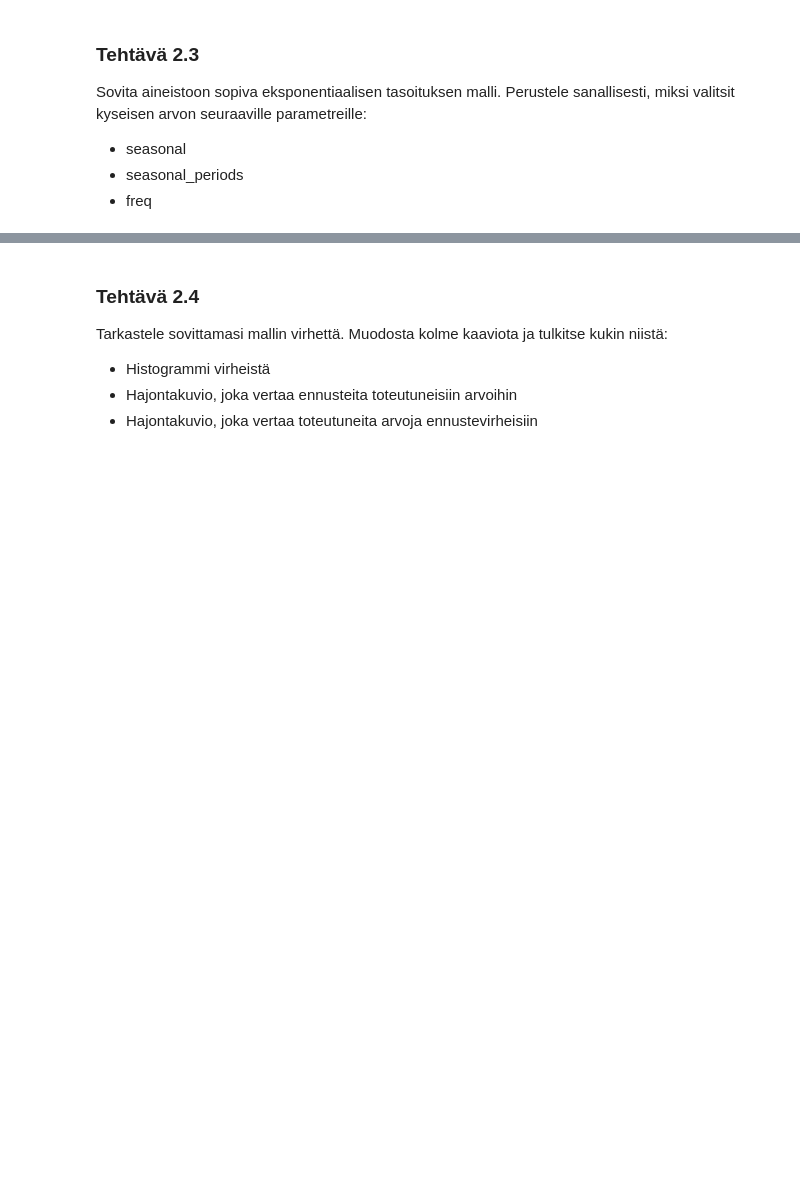
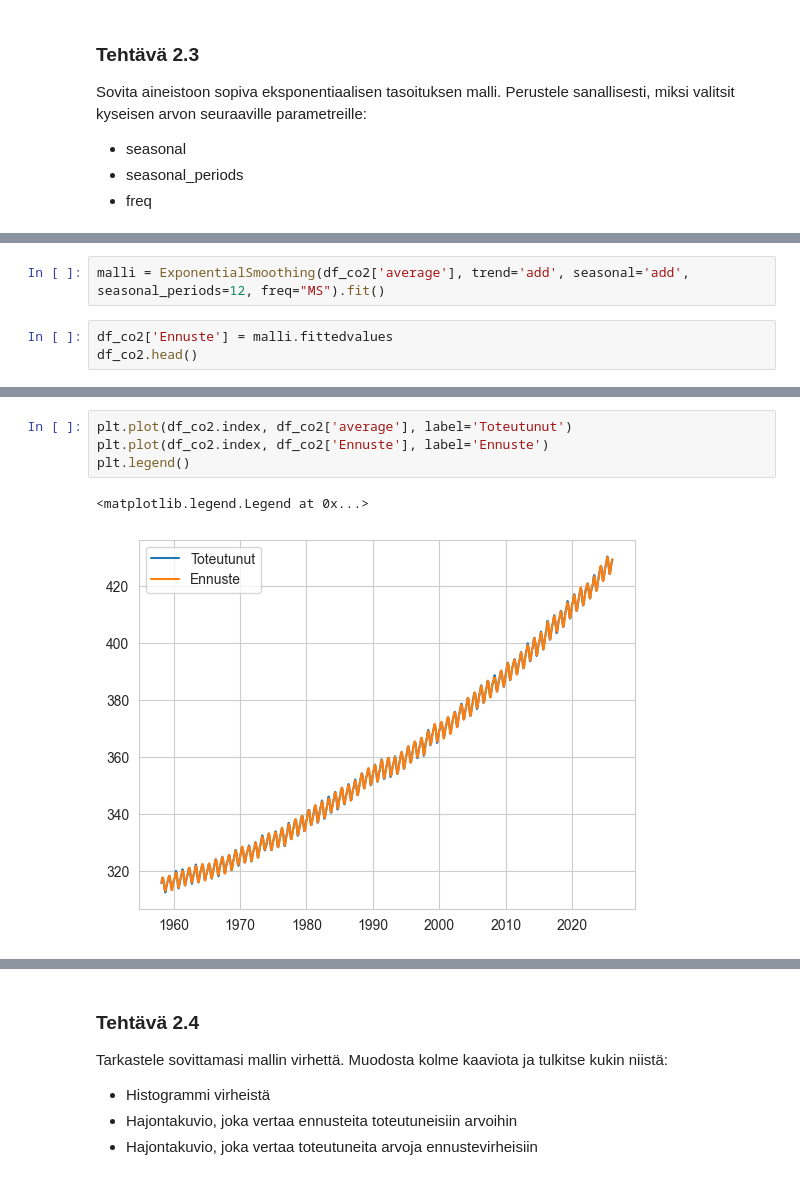
Before and after one commit to lassihi/Data-analytiikka-pythonilla, a Jupyter notebook: tehtava-2/tehtava-2.ipynb, the cells around one changed output, grey strips where cells are left out. Drawn from its saved outputs; the diff is of its cells as text; blank space fills up the shorter version.

```diff
--- a/tehtava-2/tehtava-2.ipynb
+++ b/tehtava-2/tehtava-2.ipynb
@@ -245,0 +270,5 @@ SANALLINEN VASTAUS TÄHÄN.
+# %%
+malli = ExponentialSmoothing(df_co2['average'], trend='add', seasonal='add', seasonal_periods=12, freq="MS").fit()
+# %%
+df_co2['Ennuste'] = malli.fittedvalues
+df_co2.head()
@@ -245,0 +282,7 @@ SANALLINEN VASTAUS TÄHÄN.
+# %%
+plt.plot(df_co2.index, df_co2['average'], label='Toteutunut')
+plt.plot(df_co2.index, df_co2['Ennuste'], label='Ennuste')
+plt.legend()
+# %% [output]
+<matplotlib.legend.Legend at 0x...>
+[figure, added]
```
Also changed, not shown: parts of 28 cells of this notebook.
